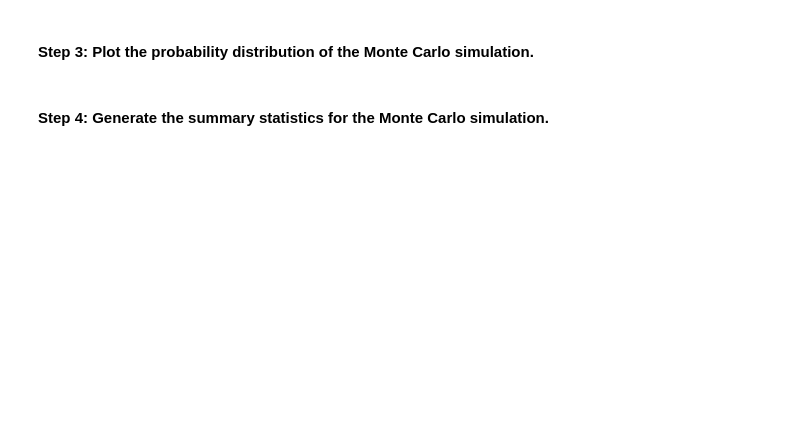
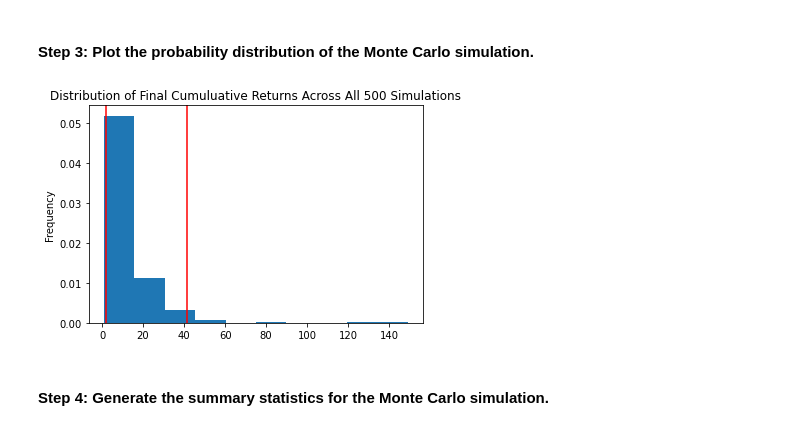
Before and after one commit to creamybokeh/Financial-Planning-Tools, a Jupyter notebook: financial_planning_tools.ipynb, the cells around one changed output. Cells and saved outputs as stored; diff of their text form; code cells hidden in the pictures; blank space fills up the shorter version.

```diff
--- a/financial_planning_tools.ipynb
+++ b/financial_planning_tools.ipynb
@@ -464,7 +554,9 @@ In this section, you’ll use the MCForecastTools library to create a Monte Carl
 # %%
 # Visualize the probability distribution of the 30-year Monte Carlo simulation
 # by plotting a histogram
-# YOUR CODE HERE
+MC_thirtyyear_dist_plot = MC_thirtyyear.plot_distribution()
+# %% [output]
+[figure, added]
 # %% [markdown]
 #### Step 4: Generate the summary statistics for the Monte Carlo simulation.
 # %%
```
Also changed, not shown: parts of 32 cells of this notebook.
